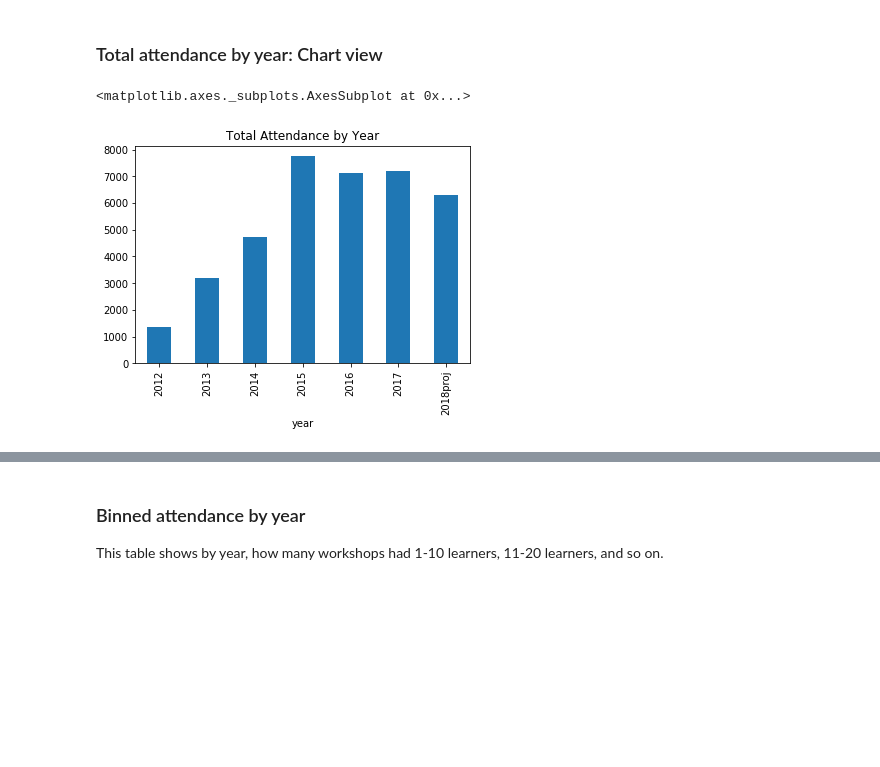
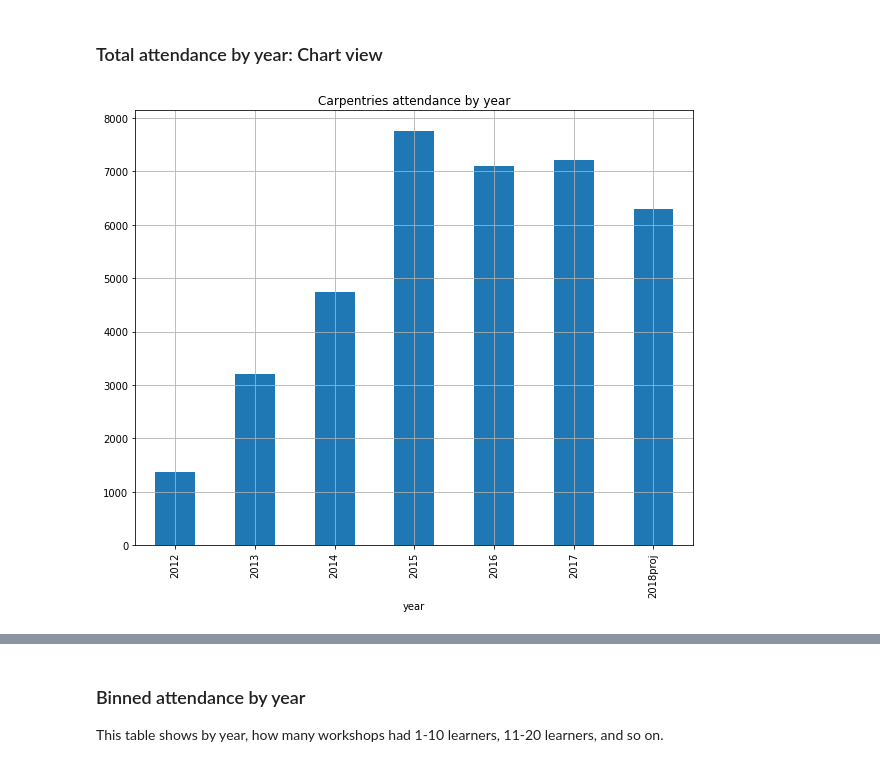
Before and after one commit to carpentries/assessment, a Jupyter notebook: programmatic-assessment/workshops/final_report_draft.ipynb, the cells around one changed output, grey strips where cells are left out. Drawn from its saved outputs; the diff is of its cells as text; code cells hidden in the pictures; blank space fills up the shorter version.

```diff
--- a/programmatic-assessment/workshops/final_report_draft.ipynb
+++ b/programmatic-assessment/workshops/final_report_draft.ipynb
@@ -454,11 +454,19 @@ total_attendance_by_year
 | 2018proj | 6289 |
 # %% [markdown]
 ### Total attendance by year: Chart view
-# %%
-total_attendance_by_year.plot.bar(title="Total Attendance by Year", legend=None)
-# %% [output]
-<matplotlib.axes._subplots.AxesSubplot at 0x...>
-[figure, removed]
+# %%
+fig = plt.figure(figsize=(10, 8)) # Create matplotlib figure
+
+ax = fig.add_subplot(111) # Create matplotlib axes
+
+title = "Carpentries attendance by year"
+total_attendance_by_year.plot(kind='bar', ax=ax, title=title, legend=False)
+
+ax.grid(True)
+
+plt.show()
+# %% [output]
+[figure, added]
 # %% [markdown]
 ### Box plot showing frequency of class sizes
 
```
Also changed, not shown: parts of 3 cells of this notebook.
